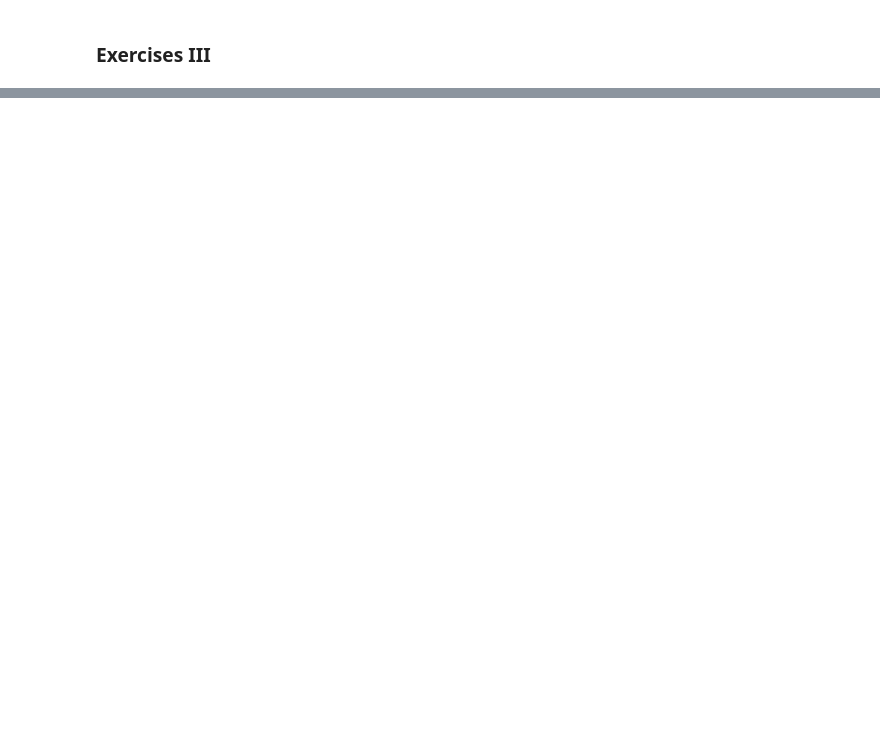
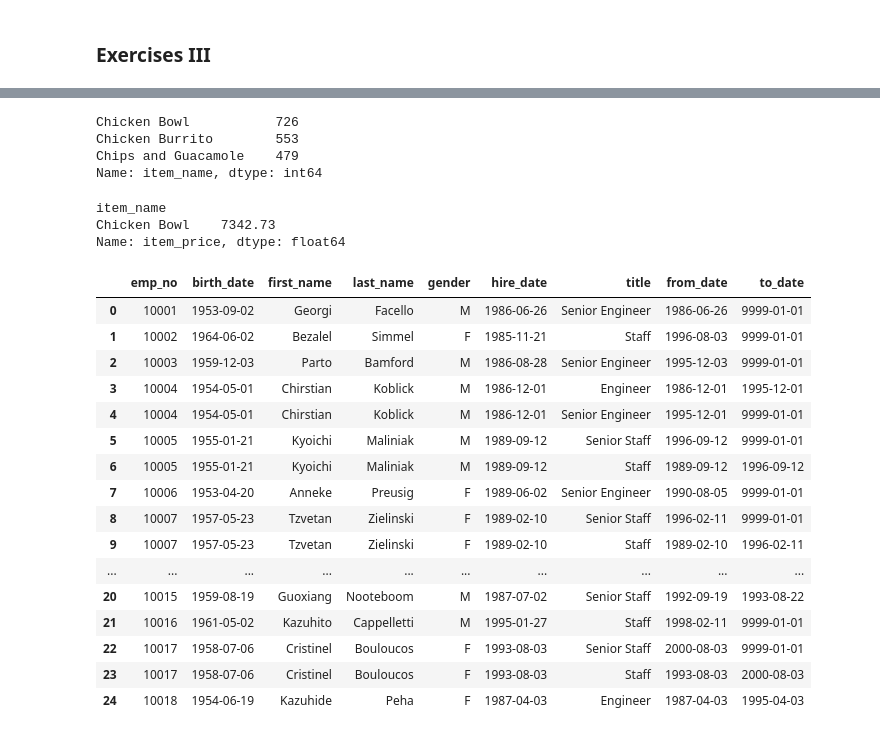
Before and after one commit to dashbringhurst/numpy-pandas-visualization-exercises, a Jupyter notebook: advanced_dataframes.ipynb, the cells around one changed output, grey strips where cells are left out. Drawn from its saved outputs; the diff is of its cells as text; code cells hidden in the pictures; blank space fills up the shorter version.

```diff
--- a/advanced_dataframes.ipynb
+++ b/advanced_dataframes.ipynb
@@ -72,5 +82,5 @@ OperationalError: (pymysql.err.OperationalError) (1040, 'Too many connections')
 # %%
-emp_main = pd.read_sql(query, conn)
+emp_main = pd.read_sql(query, access_db(db, env))
 # %%
 # How many rows and columns do you have in each DataFrame? Is that what you expected?
 
@@ -323,8 +421,42 @@ mpg['average_mileage'] =
 # %%
 # What are the most popular 3 items?
+
+chip.item_name.value_counts().head(3)
+# %% [output]
+Chicken Bowl           726
+Chicken Burrito        553
+Chips and Guacamole    479
+Name: item_name, dtype: int64
 # %%
 # Which item has produced the most revenue?
+
+chip.groupby('item_name').item_price.sum().nlargest(1)
+# %% [output]
+item_name
+Chicken Bowl    7342.73
+Name: item_price, dtype: float64
 # %%
 # Join the employees and titles DataFrames together.
+
+emp_and_title = emp_main.merge(emp_titles, on='emp_no')
+emp_and_title
+# %% [output]
+|  | emp_no | birth_date | first_name | last_name | gender | hire_date | title | from_date | to_date |
+| 0 | 10001 | 1953-09-02 | Georgi | Facello | M | 1986-06-26 | Senior Engineer | 1986-06-26 | 9999-01-01 |
+| 1 | 10002 | 1964-06-02 | Bezalel | Simmel | F | 1985-11-21 | Staff | 1996-08-03 | 9999-01-01 |
+| 2 | 10003 | 1959-12-03 | Parto | Bamford | M | 1986-08-28 | Senior Engineer | 1995-12-03 | 9999-01-01 |
+| 3 | 10004 | 1954-05-01 | Chirstian | Koblick | M | 1986-12-01 | Engineer | 1986-12-01 | 1995-12-01 |
+| 4 | 10004 | 1954-05-01 | Chirstian | Koblick | M | 1986-12-01 | Senior Engineer | 1995-12-01 | 9999-01-01 |
+| 5 | 10005 | 1955-01-21 | Kyoichi | Maliniak | M | 1989-09-12 | Senior Staff | 1996-09-12 | 9999-01-01 |
+| 6 | 10005 | 1955-01-21 | Kyoichi | Maliniak | M | 1989-09-12 | Staff | 1989-09-12 | 1996-09-12 |
+| 7 | 10006 | 1953-04-20 | Anneke | Preusig | F | 1989-06-02 | Senior Engineer | 1990-08-05 | 9999-01-01 |
+| 8 | 10007 | 1957-05-23 | Tzvetan | Zielinski | F | 1989-02-10 | Senior Staff | 1996-02-11 | 9999-01-01 |
+| 9 | 10007 | 1957-05-23 | Tzvetan | Zielinski | F | 1989-02-10 | Staff | 1989-02-10 | 1996-02-11 |
+| ... | ... | ... | ... | ... | ... | ... | ... | ... | ... |
+| 20 | 10015 | 1959-08-19 | Guoxiang | Nooteboom | M | 1987-07-02 | Senior Staff | 1992-09-19 | 1993-08-22 |
+| 21 | 10016 | 1961-05-02 | Kazuhito | Cappelletti | M | 1995-01-27 | Staff | 1998-02-11 | 9999-01-01 |
+| 22 | 10017 | 1958-07-06 | Cristinel | Bouloucos | F | 1993-08-03 | Senior Staff | 2000-08-03 | 9999-01-01 |
+| 23 | 10017 | 1958-07-06 | Cristinel | Bouloucos | F | 1993-08-03 | Staff | 1993-08-03 | 2000-08-03 |
+| 24 | 10018 | 1954-06-19 | Kazuhide | Peha | F | 1987-04-03 | Engineer | 1987-04-03 | 1995-04-03 |
 # %%
 # For each title, find the hire date of the employee that was hired most recently with that title.
```
Also changed, not shown: parts of 16 cells of this notebook.
